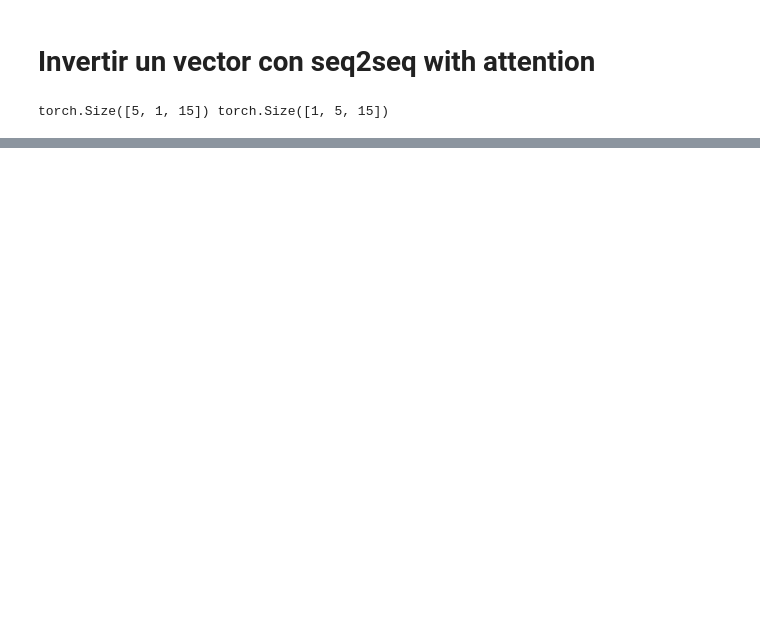
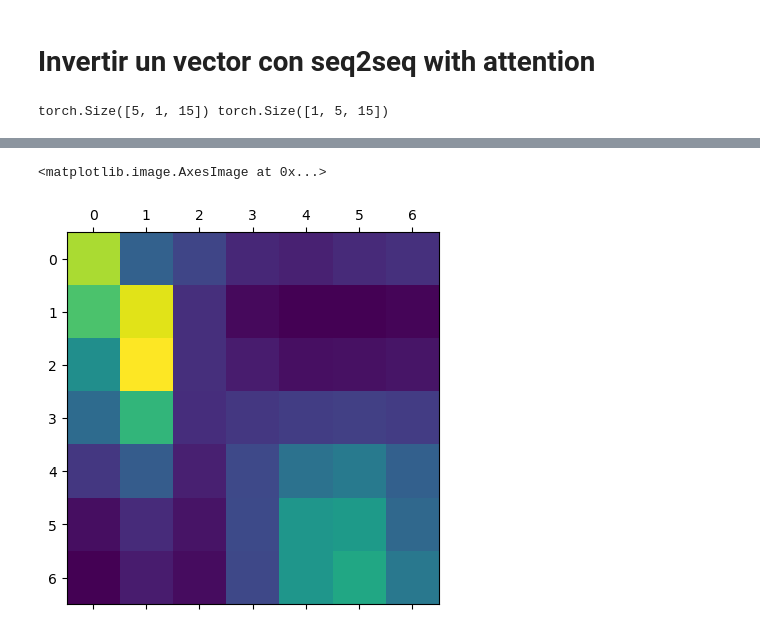
Before and after one commit to ArturoSirvent/TFM, a Jupyter notebook: 0-Pruebas_Iniciales/notebooks/seq2seq_with_attn.ipynb, the cells around one changed output, grey strips where cells are left out. Drawn from its saved outputs; the diff is of its cells as text; code cells hidden in the pictures; blank space fills up the shorter version.

```diff
--- a/0-Pruebas_Iniciales/notebooks/seq2seq_with_attn.ipynb
+++ b/0-Pruebas_Iniciales/notebooks/seq2seq_with_attn.ipynb
@@ -132,0 +278,14 @@ tensor([[[ 0.7764,  0.2985,  0.9831, -0.0340, -0.4747,  0.5859,  0.5646,
+# %%
+dataset=DataFlip(7,1,32*40)
+dataloader=DataLoader(dataset,batch_size=32)
+x_train,y_train=next(iter(dataloader))
+
+hidden_dim=15
+encoder=EncoderRNN(1,hidden_dim)
+decoder=DecoderRNN(1,hidden_dim)
+
+optim_enc=optim.Adam(encoder.parameters(),lr=0.001)
+optim_dec=optim.Adam(decoder.parameters(),lr=0.001)
+loss_criterion=nn.MSELoss()
+
+batch_size,len_seq,input_dim=x_train.size()
@@ -132,0 +341,28 @@ tensor([[[ 0.7764,  0.2985,  0.9831, -0.0340, -0.4747,  0.5859,  0.5646,
+# %%
+dataset=DataFlip(7,1,32*2)
+dataloader=DataLoader(dataset,batch_size=32)
+x_train,y_train=next(iter(dataloader))
+
+#para cada batch de datos, actualizamos los pesos
+loss=torch.tensor(0.0)
+
+hidden_state_encoder=encoder.init_hidden(batch_size)
+
+#y esto tiene dos fases, la obtener los estados del encoder, y la de procesarlo por el decoder
+
+#calculamoss los estados ocultos de cada instante
+list_encoder_hidden_states,last_encoder_hidden=encoder(x_train,hidden_state_encoder)
+
+prev_input=torch.ones(batch_size,1,input_dim)*-1.0
+
+result=[]
+attn=[]
+for i in range(7):
+    out1,new_hidden_state, attn_weigths=decoder(prev_input,last_encoder_hidden,list_encoder_hidden_states)
+    last_encoder_hidden=new_hidden_state
+    prev_input=out1
+    result.append(out1)
+    attn.append(attn_weigths)
+    loss+=loss_criterion(out1,y_train[:,[i]])
+result2=torch.cat(result,dim=-2)
+atten=torch.cat(attn,dim=-2)
@@ -132,0 +379,5 @@ tensor([[[ 0.7764,  0.2985,  0.9831, -0.0340, -0.4747,  0.5859,  0.5646,
+# %%
+plt.matshow(atten[9].detach().numpy())
+# %% [output]
+<matplotlib.image.AxesImage at 0x...>
+[figure, added]
```
Also changed, not shown: parts of 13 cells of this notebook, 1 other file.
